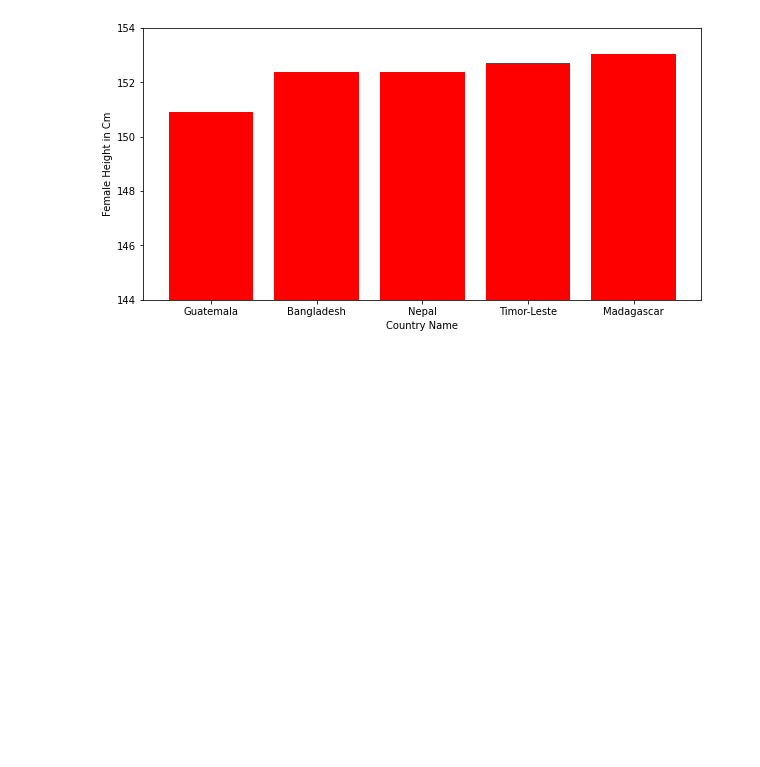
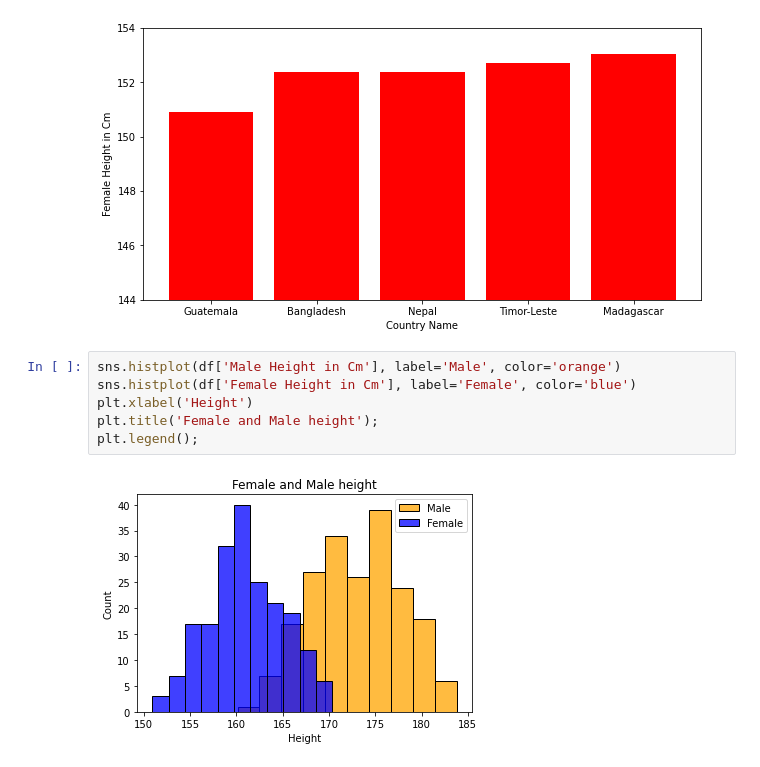
Before and after one commit to ijaz-hussain/ACIT-4880-Project-2, a Jupyter notebook: data_visual.ipynb, the cells around one changed output. Drawn from its saved outputs; the diff is of its cells as text; blank space fills up the shorter version.

Commit message:
added M/F histogram

```diff
--- a/data_visual.ipynb
+++ b/data_visual.ipynb
@@ -136,3 +136,11 @@ plt.xlabel('Country Name')
 # %% [output]
 Text(0.5, 0, 'Country Name')
 [figure]
+# %%
+sns.histplot(df['Male Height in Cm'], label='Male', color='orange')
+sns.histplot(df['Female Height in Cm'], label='Female', color='blue')
+plt.xlabel('Height')
+plt.title('Female and Male height');
+plt.legend();
+# %% [output]
+[figure, added]
```
Also changed, not shown: parts of 1 cell of this notebook.
